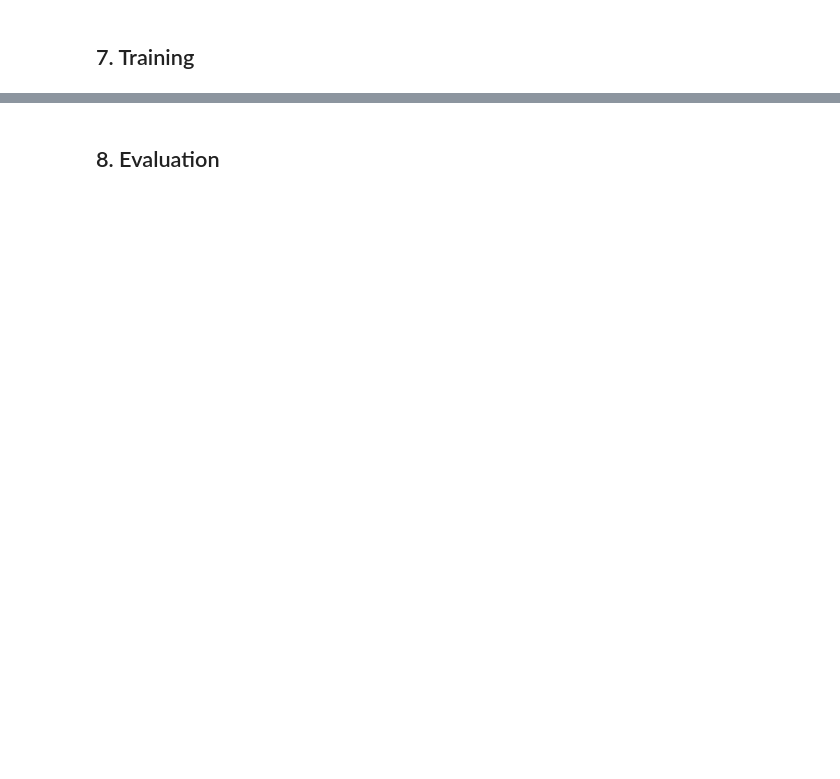
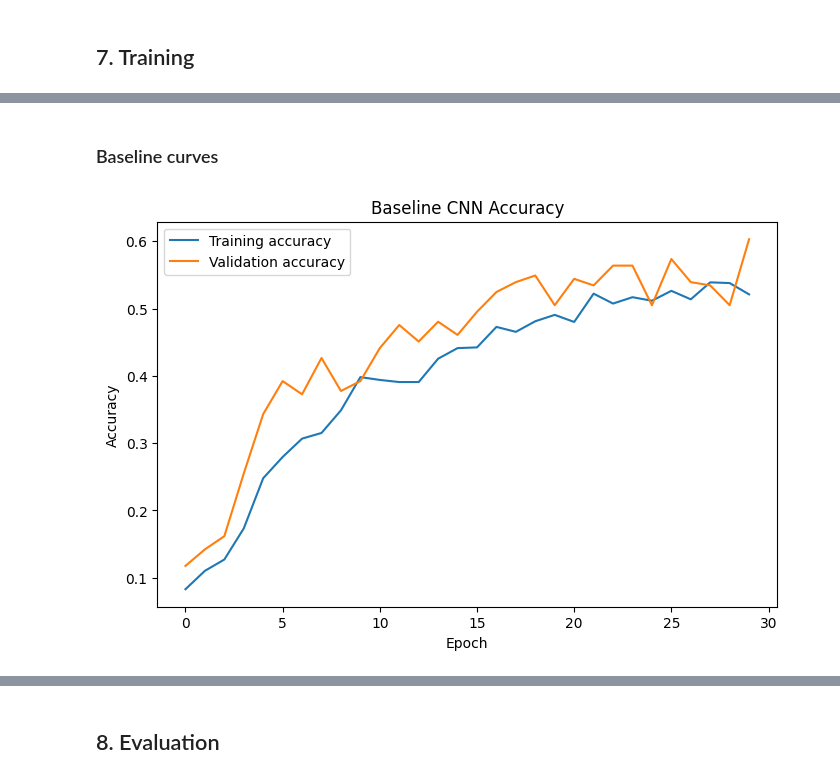
Before and after one commit to emelinachow-lgtm/FloraDex, a Jupyter notebook: floradex_a2.ipynb, the cells around one changed output, grey strips where cells are left out. Cells and saved outputs as stored; diff of their text form; code cells hidden in the pictures; blank space fills up the shorter version.

Commit message:
Update FloraDex notebook through Week 6

```diff
--- a/floradex_a2.ipynb
+++ b/floradex_a2.ipynb
@@ -15,0 +623,6 @@ Assessment 2
+# %%
+train_ds = create_dataset(train_df, shuffle=True)
+val_ds = create_dataset(val_df)
+test_ds = create_dataset(test_df)
+
+print("Datasets created.")
@@ -21,0 +836,19 @@ Assessment 2
+# %%
+baseline_model.compile(
+    optimizer=keras.optimizers.Adam(learning_rate=0.001),
+    loss="sparse_categorical_crossentropy",
+    metrics=["accuracy"]
+)
+# %%
+baseline_early_stopping = keras.callbacks.EarlyStopping(
+    monitor="val_loss",
+    patience=5,
+    restore_best_weights=True
+)
+# %%
+baseline_history = baseline_model.fit(
+    train_ds,
+    validation_data=val_ds,
+    epochs=30,
+    callbacks=[baseline_early_stopping]
+)
@@ -21,0 +873,24 @@ Assessment 2
+# %% [markdown]
+### Baseline curves
+# %%
+history = baseline_history.history
+
+plt.figure(figsize=(8, 5))
+
+plt.plot(history["accuracy"], label="Training accuracy")
+plt.plot(history["val_accuracy"], label="Validation accuracy")
+
+plt.xlabel("Epoch")
+plt.ylabel("Accuracy")
+plt.title("Baseline CNN Accuracy")
+plt.legend()
+
+plt.savefig(
+    "/content/drive/MyDrive/floradex_baseline_accuracy.png",
+    dpi=300,
+    bbox_inches="tight"
+)
+
+plt.show()
+# %% [output]
+[figure, added]
```
Also changed, not shown: parts of 79 cells of this notebook.
